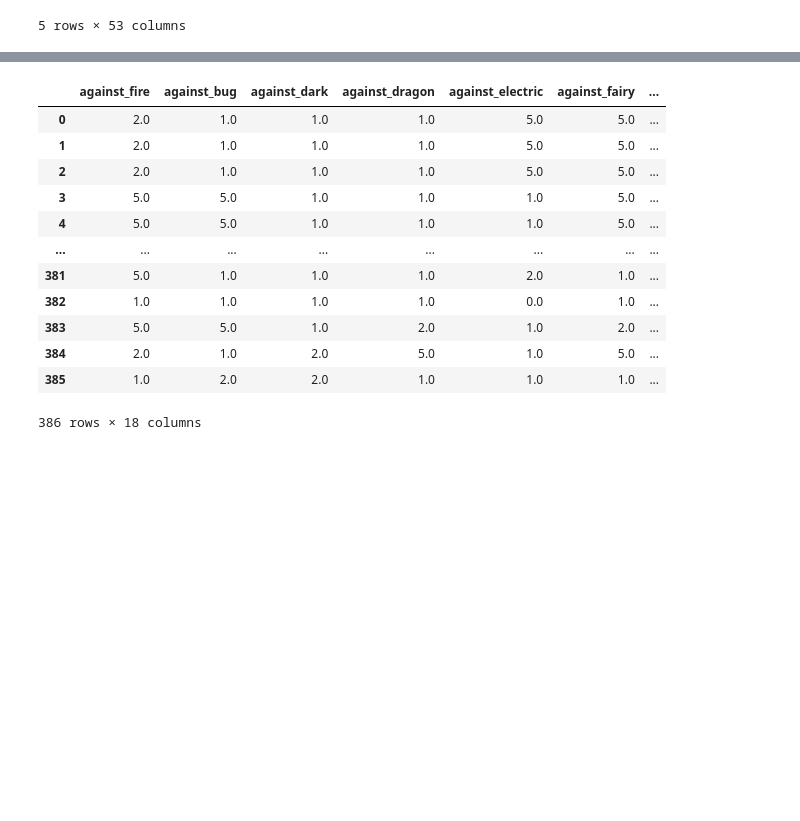
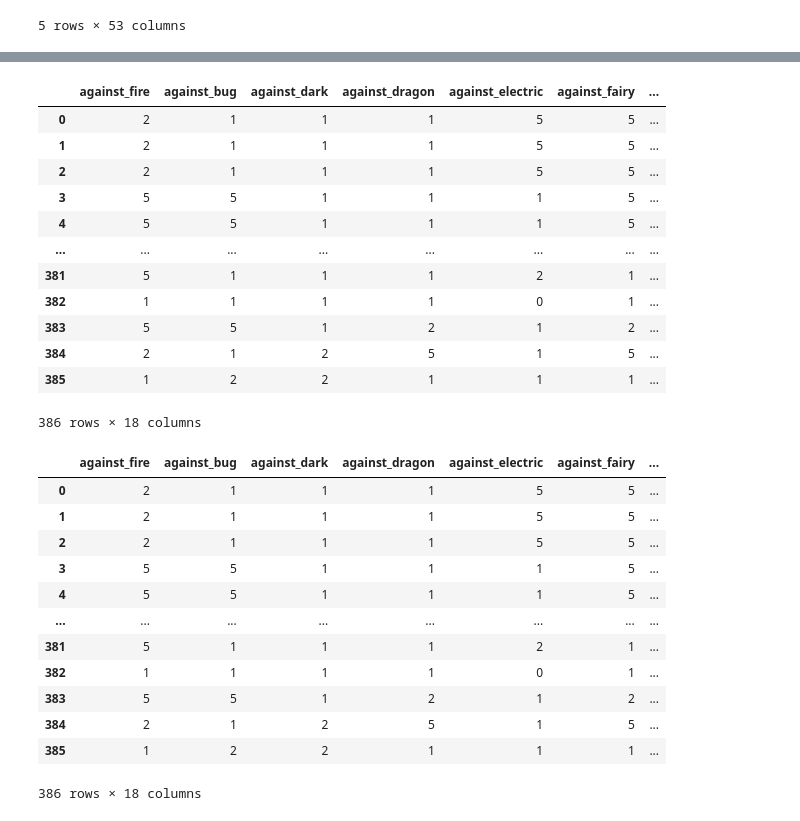
Before and after one commit to systm-spec/happy-dollop-monster, a Jupyter notebook: app/Jupyter/BaseFile.ipynb, the cells around one changed output, grey strips where cells are left out. Cells and saved outputs as stored; diff of their text form; code cells hidden in the pictures; blank space fills up the shorter version.

Commit message:
minor update
- pokedex against_type cols gecastet
- Werte ersetzt 25 und 5

```diff
--- a/app/Jupyter/BaseFile.ipynb
+++ b/app/Jupyter/BaseFile.ipynb
@@ -52,23 +51,38 @@ against_water       int64
 dtype: object
 # %%
-
-counter = [x for x in against.columns]
-for column in counter :
-    against.loc[against[column] == 25, column] = 2.5
+# Ersetzen von 25er zu 2.5
+pokedex.loc[against['against_fire'] == 25, 'against_fire'] = 2.5
+pokedex.loc[against['against_bug'] == 25, 'against_bug'] = 2.5
+pokedex.loc[against['against_dark'] == 25, 'against_dark'] = 2.5
+pokedex.loc[against['against_dragon'] == 25, 'against_dragon'] = 2.5
+pokedex.loc[against['against_electric'] == 25, 'against_electric'] = 2.5
+pokedex.loc[against['against_fairy'] == 25, 'against_fairy'] = 2.5
+pokedex.loc[against['against_fight'] == 25, 'against_fight'] = 2.5
+pokedex.loc[against['against_flying'] == 25, 'against_flying'] = 2.5
+pokedex.loc[against['against_ghost'] == 25, 'against_ghost'] = 2.5
+pokedex.loc[against['against_grass'] == 25, 'against_grass'] = 2.5
+pokedex.loc[against['against_ice'] == 25, 'against_ice'] = 2.5
+pokedex.loc[against['against_ground'] == 25, 'against_ground'] = 2.5
+pokedex.loc[against['against_normal'] == 25, 'against_normal'] = 2.5
+pokedex.loc[against['against_poison'] == 25, 'against_poison'] = 2.5
+pokedex.loc[against['against_psychic'] == 25, 'against_psychic'] = 2.5
+pokedex.loc[against['against_rock'] == 25, 'against_rock'] = 2.5
+pokedex.loc[against['against_steel'] == 25, 'against_steel'] = 2.5
+pokedex.loc[against['against_water'] == 25, 'against_water'] = 2.5
 
 against
 # %% [output]
 |  | against_fire | against_bug | against_dark | against_dragon | against_electric | against_fairy | ... |
-| 0 | 2.0 | 1.0 | 1.0 | 1.0 | 5.0 | 5.0 | ... |
-| 1 | 2.0 | 1.0 | 1.0 | 1.0 | 5.0 | 5.0 | ... |
-| 2 | 2.0 | 1.0 | 1.0 | 1.0 | 5.0 | 5.0 | ... |
-| 3 | 5.0 | 5.0 | 1.0 | 1.0 | 1.0 | 5.0 | ... |
-| 4 | 5.0 | 5.0 | 1.0 | 1.0 | 1.0 | 5.0 | ... |
+| 0 | 2 | 1 | 1 | 1 | 5 | 5 | ... |
+| 1 | 2 | 1 | 1 | 1 | 5 | 5 | ... |
+| 2 | 2 | 1 | 1 | 1 | 5 | 5 | ... |
+| 3 | 5 | 5 | 1 | 1 | 1 | 5 | ... |
+| 4 | 5 | 5 | 1 | 1 | 1 | 5 | ... |
 | ... | ... | ... | ... | ... | ... | ... | ... |
-| 381 | 5.0 | 1.0 | 1.0 | 1.0 | 2.0 | 1.0 | ... |
-| 382 | 1.0 | 1.0 | 1.0 | 1.0 | 0.0 | 1.0 | ... |
-| 383 | 5.0 | 5.0 | 1.0 | 2.0 | 1.0 | 2.0 | ... |
-| 384 | 2.0 | 1.0 | 2.0 | 5.0 | 1.0 | 5.0 | ... |
-| 385 | 1.0 | 2.0 | 2.0 | 1.0 | 1.0 | 1.0 | ... |
+| 381 | 5 | 1 | 1 | 1 | 2 | 1 | ... |
+| 382 | 1 | 1 | 1 | 1 | 0 | 1 | ... |
+| 383 | 5 | 5 | 1 | 2 | 1 | 2 | ... |
+| 384 | 2 | 1 | 2 | 5 | 1 | 5 | ... |
+| 385 | 1 | 2 | 2 | 1 | 1 | 1 | ... |
 386 rows × 18 columns
 # %%
@@ -75,0 +90,35 @@ pokedex.to_csv('./pokedex_new.csv')
+# %%
+pokedex.loc[against['against_fire'] == 5, 'against_fire'] = 0.5
+pokedex.loc[against['against_bug'] == 5, 'against_bug'] = 0.5
+pokedex.loc[against['against_dark'] == 5, 'against_dark'] = 0.5
+pokedex.loc[against['against_dragon'] == 5, 'against_dragon'] = 0.5
+pokedex.loc[against['against_electric'] == 5, 'against_electric'] = 0.5
+pokedex.loc[against['against_fairy'] == 5, 'against_fairy'] = 0.5
+pokedex.loc[against['against_fight'] == 5, 'against_fight'] = 0.5
+pokedex.loc[against['against_flying'] == 5, 'against_flying'] = 0.5
+pokedex.loc[against['against_ghost'] == 5, 'against_ghost'] = 0.5
+pokedex.loc[against['against_grass'] == 5, 'against_grass'] = 0.5
+pokedex.loc[against['against_ice'] == 5, 'against_ice'] = 0.5
+pokedex.loc[against['against_ground'] == 5, 'against_ground'] = 0.5
+pokedex.loc[against['against_normal'] == 5, 'against_normal'] = 0.5
+pokedex.loc[against['against_poison'] == 5, 'against_poison'] = 0.5
+pokedex.loc[against['against_psychic'] == 5, 'against_psychic'] = 0.5
+pokedex.loc[against['against_rock'] == 5, 'against_rock'] = 0.5
+pokedex.loc[against['against_steel'] == 5, 'against_steel'] = 0.5
+pokedex.loc[against['against_water'] == 5, 'against_water'] = 0.5
+
+against
+# %% [output]
+|  | against_fire | against_bug | against_dark | against_dragon | against_electric | against_fairy | ... |
+| 0 | 2 | 1 | 1 | 1 | 5 | 5 | ... |
+| 1 | 2 | 1 | 1 | 1 | 5 | 5 | ... |
+| 2 | 2 | 1 | 1 | 1 | 5 | 5 | ... |
+| 3 | 5 | 5 | 1 | 1 | 1 | 5 | ... |
+| 4 | 5 | 5 | 1 | 1 | 1 | 5 | ... |
+| ... | ... | ... | ... | ... | ... | ... | ... |
+| 381 | 5 | 1 | 1 | 1 | 2 | 1 | ... |
+| 382 | 1 | 1 | 1 | 1 | 0 | 1 | ... |
+| 383 | 5 | 5 | 1 | 2 | 1 | 2 | ... |
+| 384 | 2 | 1 | 2 | 5 | 1 | 5 | ... |
+| 385 | 1 | 2 | 2 | 1 | 1 | 1 | ... |
+386 rows × 18 columns
```
Also changed, not shown: parts of 3 cells of this notebook, 1 other file.
